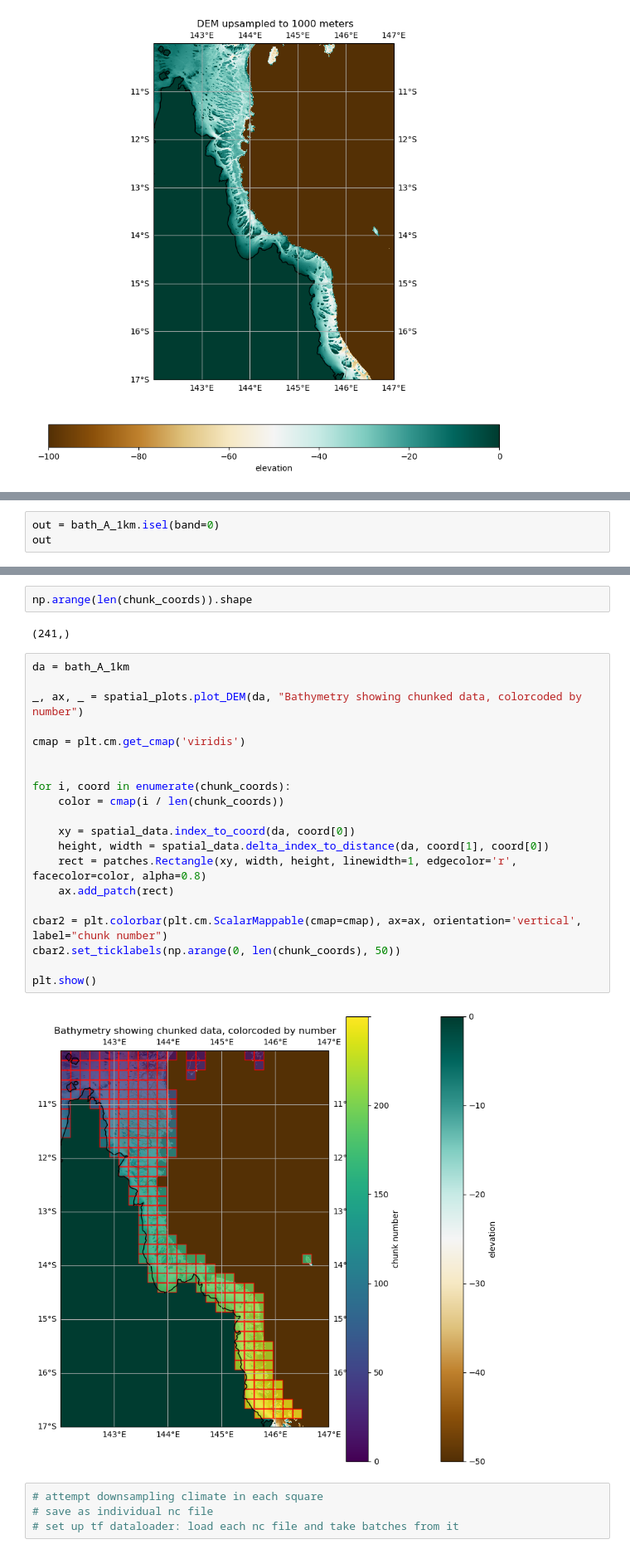
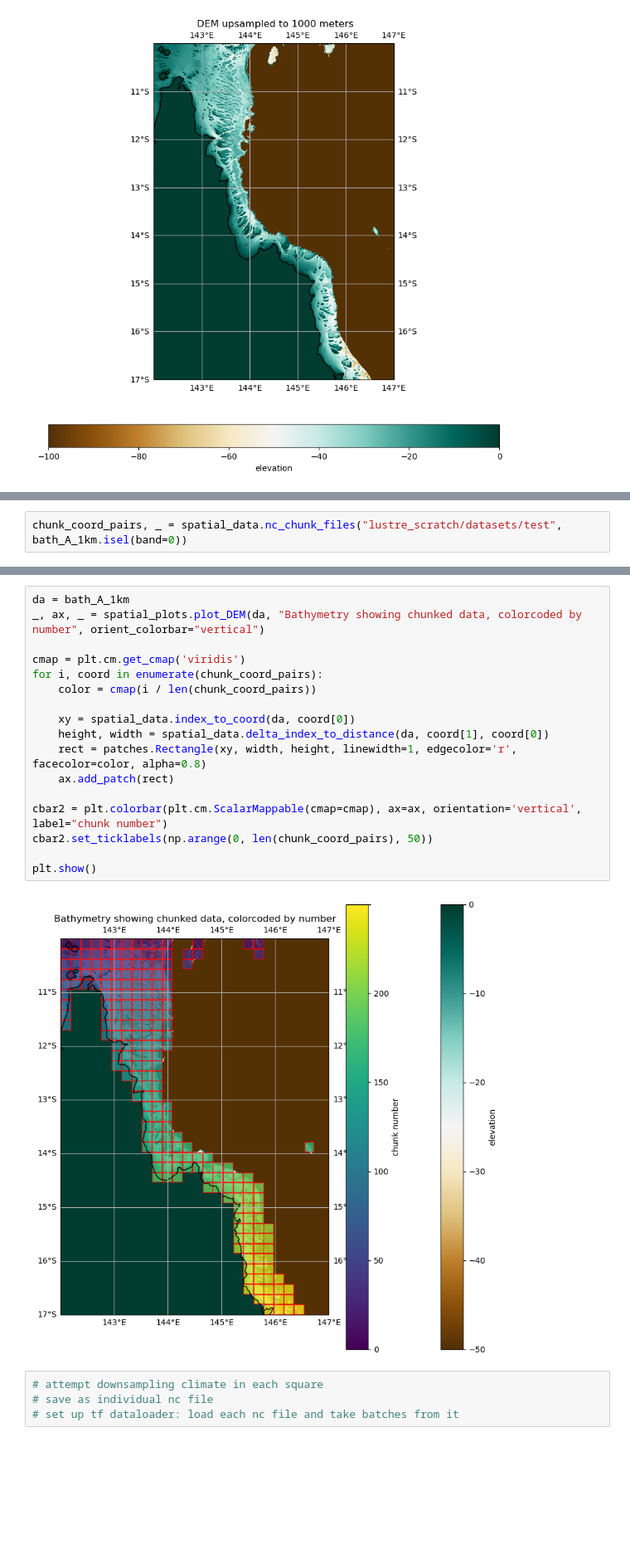
Before and after one commit to orlando-code/coralshift, a Jupyter notebook: notebooks/rnn.ipynb, the cells around one changed output, grey strips where cells are left out. Shown: that part at 83% size. Drawn from its saved outputs; the diff is of its cells as text; blank space fills up the shorter version.

```diff
--- a/notebooks/rnn.ipynb
+++ b/notebooks/rnn.ipynb
@@ -296,3 +186,2 @@ chunk_coords[1]
 # %%
-out = bath_A_1km.isel(band=0)
-out
+chunk_coord_pairs, _ = spatial_data.nc_chunk_files("lustre_scratch/datasets/test", bath_A_1km.isel(band=0))
@@ -462,29 +190,22 @@ nc_chunk_files("lustre_scratch/datasets/test", bath_A_1km.isel(band=0))
-# %%
-np.arange(len(chunk_coords)).shape
-# %% [output]
-(241,)
 # %%
 da = bath_A_1km
-
-_, ax, _ = spatial_plots.plot_DEM(da, "Bathymetry showing chunked data, colorcoded by number")
+_, ax, _ = spatial_plots.plot_DEM(da, "Bathymetry showing chunked data, colorcoded by number", orient_colorbar="vertical")
 
 cmap = plt.cm.get_cmap('viridis')
-
-
-for i, coord in enumerate(chunk_coords):
-    color = cmap(i / len(chunk_coords))
+for i, coord in enumerate(chunk_coord_pairs):
+    color = cmap(i / len(chunk_coord_pairs))
 
     xy = spatial_data.index_to_coord(da, coord[0])
     height, width = spatial_data.delta_index_to_distance(da, coord[1], coord[0])
     rect = patches.Rectangle(xy, width, height, linewidth=1, edgecolor='r', facecolor=color, alpha=0.8)
     ax.add_patch(rect)
 
 cbar2 = plt.colorbar(plt.cm.ScalarMappable(cmap=cmap), ax=ax, orientation='vertical', label="chunk number")
-cbar2.set_ticklabels(np.arange(0, len(chunk_coords), 50))
+cbar2.set_ticklabels(np.arange(0, len(chunk_coord_pairs), 50))
 
 plt.show()
 # %% [output]
-[figure, old version]
+[figure, new version]
 # %%
 # attempt downsampling climate in each square
 # save as individual nc file
```
Also changed, not shown: parts of 10 cells of this notebook.
